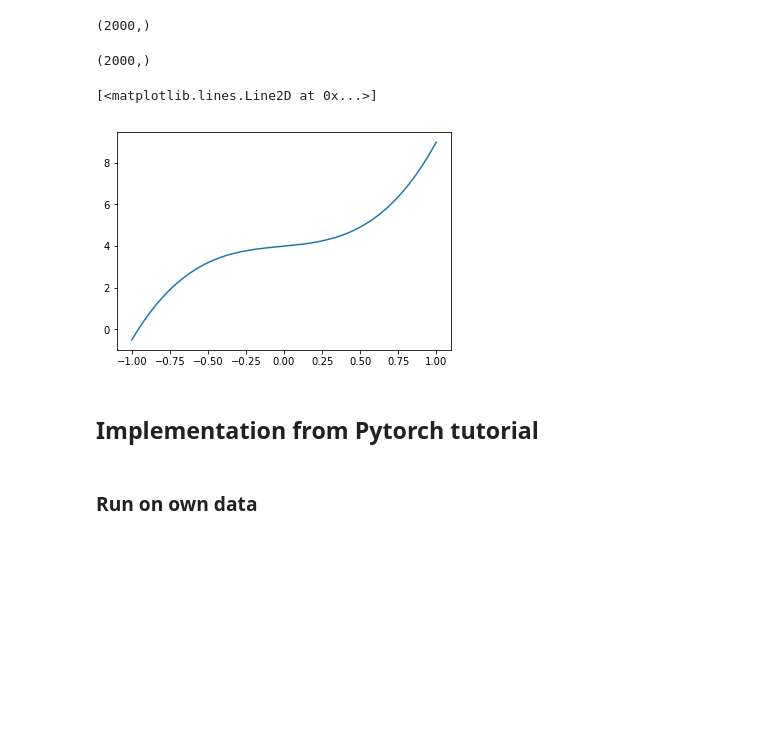
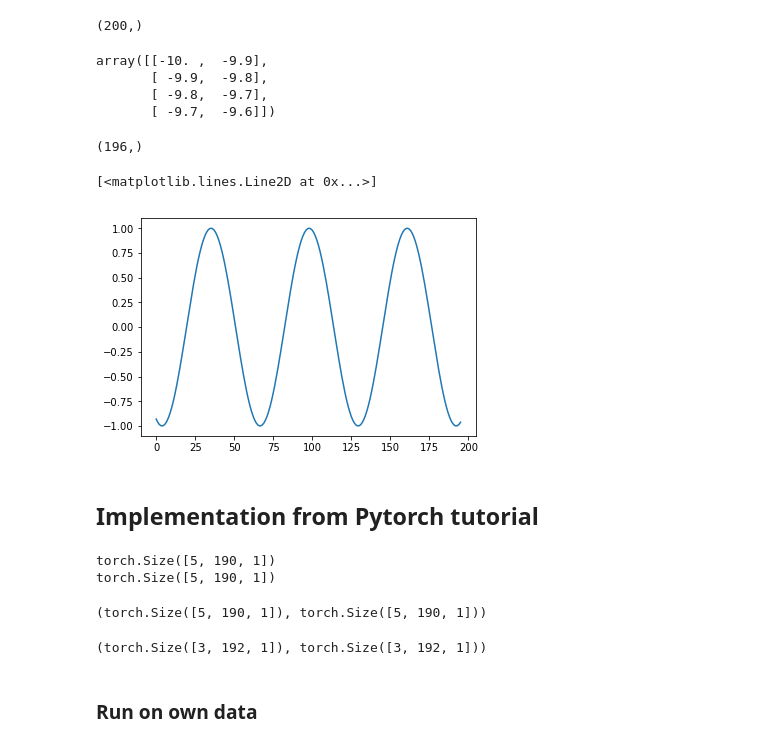
Before and after one commit to napsternxg/pytorch-practice, a Jupyter notebook: PyTorch RNN.ipynb, the cells around one changed output. Saved outputs shown, nothing was run; the diff lists cells and outputs as text; code cells hidden in the pictures; blank space fills up the shorter version.

```diff
--- a/PyTorch RNN.ipynb
+++ b/PyTorch RNN.ipynb
@@ -8,20 +8,36 @@ import torch
 from torch.autograd import Variable
 import torch.nn as nn
 # %%
-X = np.arange(-1,1,0.001)
+X = np.arange(-10,10,0.1)
 X.shape
 # %% [output]
-(2000,)
+(200,)
-# %%
-y = 4*X**3 + 2**X + 3
-y.shape
-# %% [output]
-(2000,)
+# %%
+## Code taken from http://www.rigtorp.se/2011/01/01/rolling-statistics-numpy.html
+
+def rolling_window(a, window):
+    shape = a.shape[:-1] + (a.shape[-1] - window + 1, window)
+    strides = a.strides + (a.strides[-1],)
+    return np.lib.stride_tricks.as_strided(a, shape=shape, strides=strides)
+# %%
+rolling_window(X[:5], 2)
+# %% [output]
+array([[-10. ,  -9.9],
+       [ -9.9,  -9.8],
+       [ -9.8,  -9.7],
+       [ -9.7,  -9.6]])
+# %%
+X = np.arange(-10,10,0.1)
+X = np.cos(np.mean(rolling_window(X, 5), -1))
+#X = X[:-5+1]
+print(X.shape)
+# %% [output]
+(196,)
 # %%
-plt.plot(X,y)
+plt.plot(X)
 # %% [output]
 [<matplotlib.lines.Line2D at 0x...>]
-[figure, old version]
+[figure, new version]
 # %% [markdown]
 ## Implementation from Pytorch tutorial
 # %%
@@ -71,4 +90,20 @@ def get_training_data(X, y, max_steps=10):
     return torch.cat(inputs, 1), torch.cat(targets, 1)
+# %%
+print(torch.cat([get_variable_from_np(X[i:i+5, np.newaxis, np.newaxis]) for i in range(X.shape[0]-5-1)], 1).size())
+print(torch.cat([get_variable_from_np(X[i:i+5, np.newaxis, np.newaxis]) for i in range(1, X.shape[0]-5)], 1).size())
+# %% [output]
+torch.Size([5, 190, 1])
+torch.Size([5, 190, 1])
+# %%
+inputs, targets = get_training_data(X, batch_size=5)
+inputs.size(), targets.size()
+# %% [output]
+(torch.Size([5, 190, 1]), torch.Size([5, 190, 1]))
+# %%
+inputs, targets = get_training_data(X, batch_size=3)
+inputs.size(), targets.size()
+# %% [output]
+(torch.Size([3, 192, 1]), torch.Size([3, 192, 1]))
 # %%
 rnn = RNN(30, 20, 1)
 # %%
```
Also changed, not shown: parts of 32 cells of this notebook, 1 other file.
